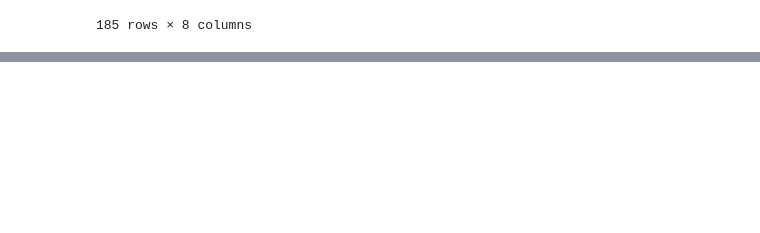
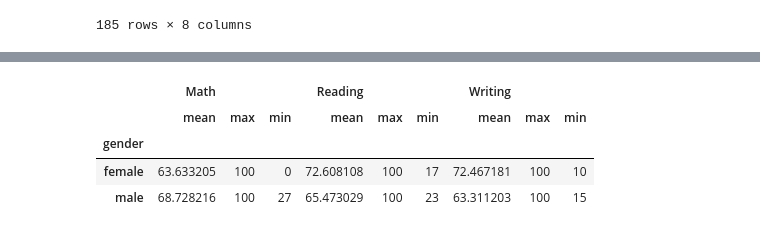
Before and after one commit to Jaydale3221/Practice, a Jupyter notebook: Numpy_Pandas_Project.ipynb, the cells around one changed output, grey strips where cells are left out. Cells and saved outputs as stored; diff of their text form; code cells hidden in the pictures; blank space fills up the shorter version.

```diff
--- a/Numpy_Pandas_Project.ipynb
+++ b/Numpy_Pandas_Project.ipynb
@@ -183,0 +258,9 @@ df[(df["Reading"] > 80) & (df["Writing"] >80)]
+# %%
+# Multiple aggregations
+df.groupby("gender")[["Math","Reading","Writing"]].agg(["mean", "max", "min"])
+# %% [output]
+|  | Math |  |  | Reading |  |  | Writing |  |  |
+|  | mean | max | min | mean | max | min | mean | max | min |
+| gender |  |  |  |  |  |  |  |  |  |
+| female | 63.633205 | 100 | 0 | 72.608108 | 100 | 17 | 72.467181 | 100 | 10 |
+| male | 68.728216 | 100 | 27 | 65.473029 | 100 | 23 | 63.311203 | 100 | 15 |
```
Also changed, not shown: parts of 8 cells of this notebook.
